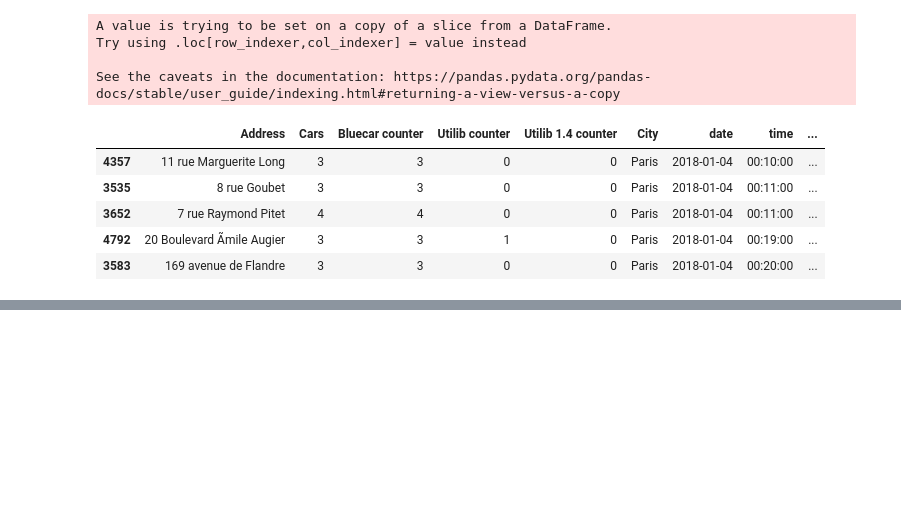
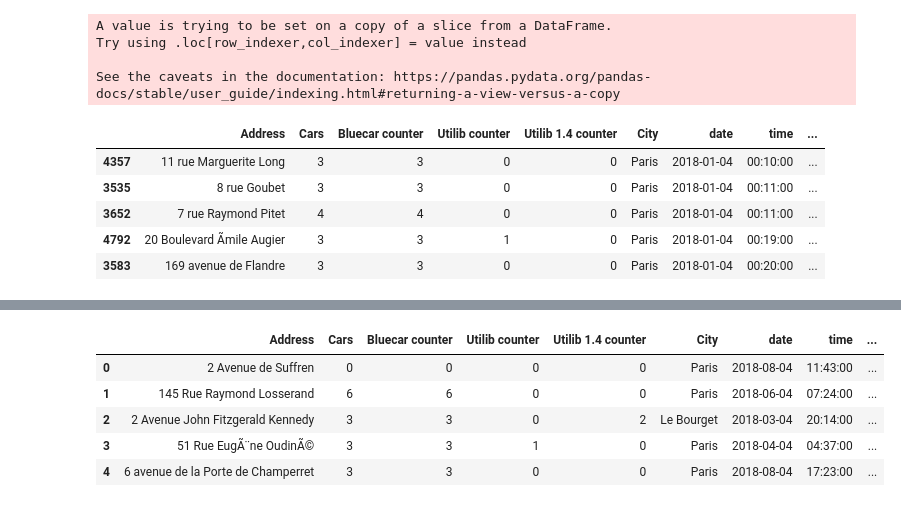
Before and after one commit to joywangai/Moringa_Data_Science_Prep11_W4_Independent_Project_2021_08_Joy_Wangai_Repo, a Jupyter notebook: Moringa_Data_Science_Prep11_W4_Independent_Project_2021_08_Joy_Wangai_PythonNotebook.ipynb, the cells around one changed output, grey strips where cells are left out. Drawn from its saved outputs; the diff is of its cells as text; code cells hidden in the pictures; blank space fills up the shorter version.

```diff
--- a/Moringa_Data_Science_Prep11_W4_Independent_Project_2021_08_Joy_Wangai_PythonNotebook.ipynb
+++ b/Moringa_Data_Science_Prep11_W4_Independent_Project_2021_08_Joy_Wangai_PythonNotebook.ipynb
@@ -19,7 +13,7 @@ Drive already mounted at /content/drive; to attempt to forcibly remount, call dr
 # %%
-# upload the csv files to the drive and we read the data from the csv file
-with open('Autolib_dataset.csv','r') as f:
-    autolib= pd.read_csv(f, encoding='utf-8', index_col=None)
+# read the data from the csv file
+url="http://bit.ly/autolib_dataset"
+autolib= pd.read_csv(url, encoding='utf-8', index_col=None)
 autolib.head()
 # %% [output]
 |  | Address | Cars | Bluecar counter | Utilib counter | Utilib 1.4 counter | Charge Slots | Charging Status | ... |
@@ -194,0 +205,12 @@ Name: time, dtype: int64
+# %%
+# we create another table that inlcude the station and postal code columns
+newcols=autolib[["ID","Postal code"]]
+autolib2=autolib1.join(newcols)
+autolib2.head()
+# %% [output]
+|  | Address | Cars | Bluecar counter | Utilib counter | Utilib 1.4 counter | City | date | time | ... |
+| 0 | 2 Avenue de Suffren | 0 | 0 | 0 | 0 | Paris | 2018-08-04 | 11:43:00 | ... |
+| 1 | 145 Rue Raymond Losserand | 6 | 6 | 0 | 0 | Paris | 2018-06-04 | 07:24:00 | ... |
+| 2 | 2 Avenue John Fitzgerald Kennedy | 3 | 3 | 0 | 2 | Le Bourget | 2018-03-04 | 20:14:00 | ... |
+| 3 | 51 Rue EugÃ¨ne OudinÃ© | 3 | 3 | 1 | 0 | Paris | 2018-04-04 | 04:37:00 | ... |
+| 4 | 6 avenue de la Porte de Champerret | 3 | 3 | 0 | 0 | Paris | 2018-08-04 | 17:23:00 | ... |
```
Also changed, not shown: parts of 11 cells of this notebook.
